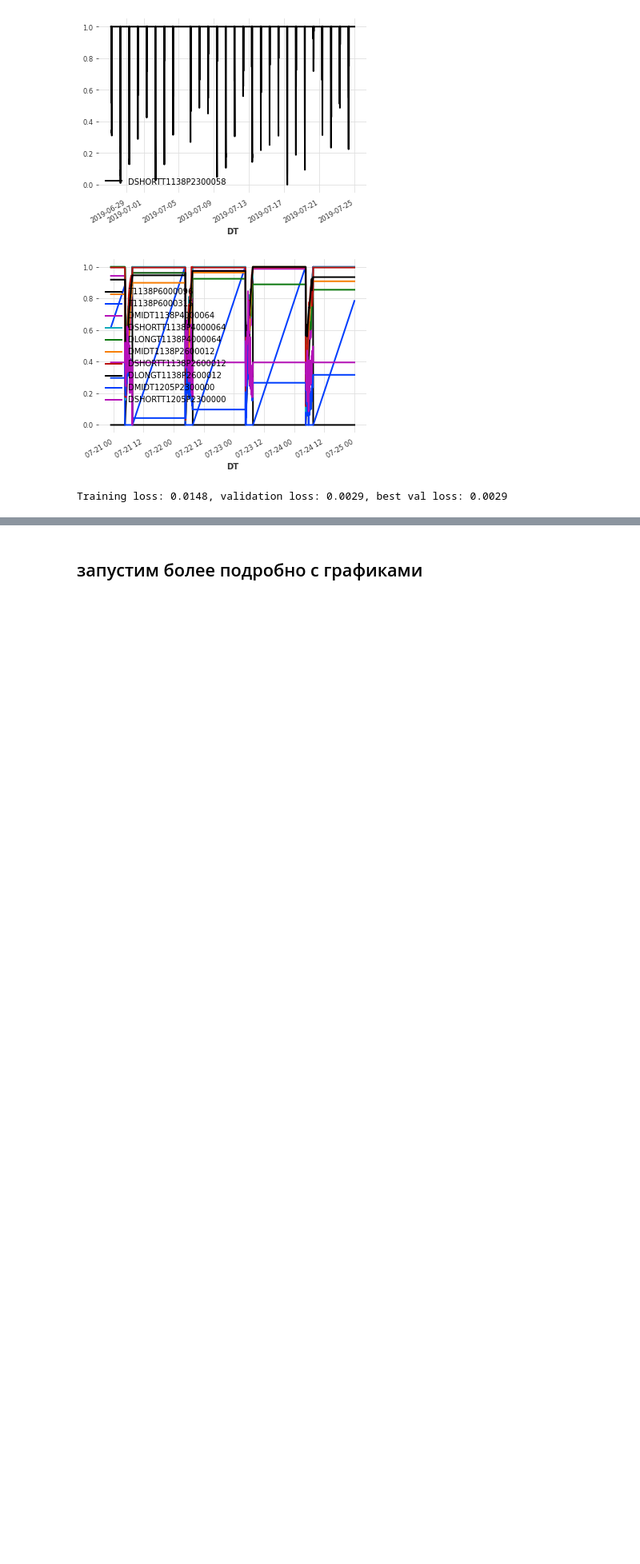
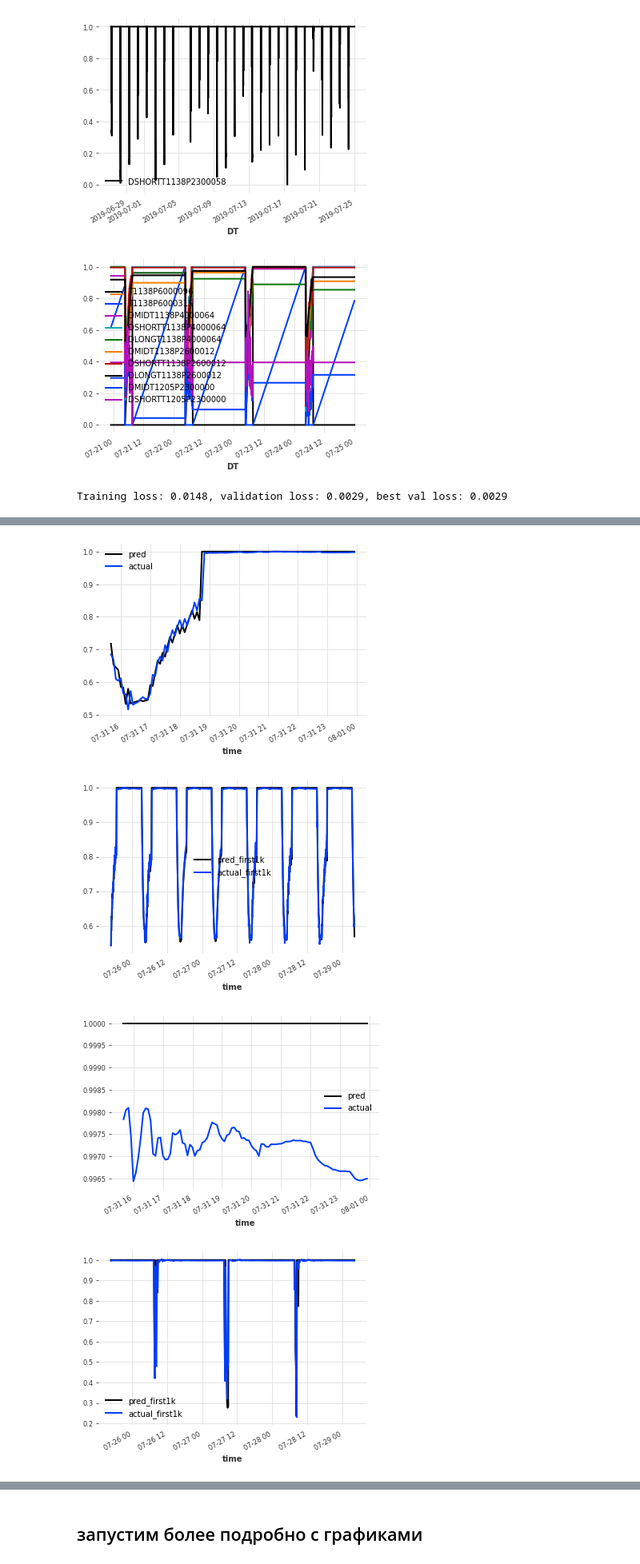
Before and after one commit to ksetdekov/ts_transformers, a Jupyter notebook: tcn.ipynb, the cells around one changed output, grey strips where cells are left out. Shown at 80% size. Drawn from its saved outputs; the diff is of its cells as text; code cells hidden in the pictures; blank space fills up the shorter version.

```diff
--- a/tcn.ipynb
+++ b/tcn.ipynb
@@ -597,0 +629,11 @@ AttributeError: ignored
+# %%
+results_for_17_test, true_17_test, predict_17 = score_model_darts(model=model_all_pumps,
+                        validation_target=val_target_v3,
+                        validation_cov=val_cov_v3,
+                        pump_names=get_pump_names(ohe_df))
+results_for_17_test
+# %% [output]
+[figure, added]
+[figure, added]
+[figure, added]
+[figure, added]
```
Also changed, not shown: parts of 51 cells of this notebook, 1 other file.
